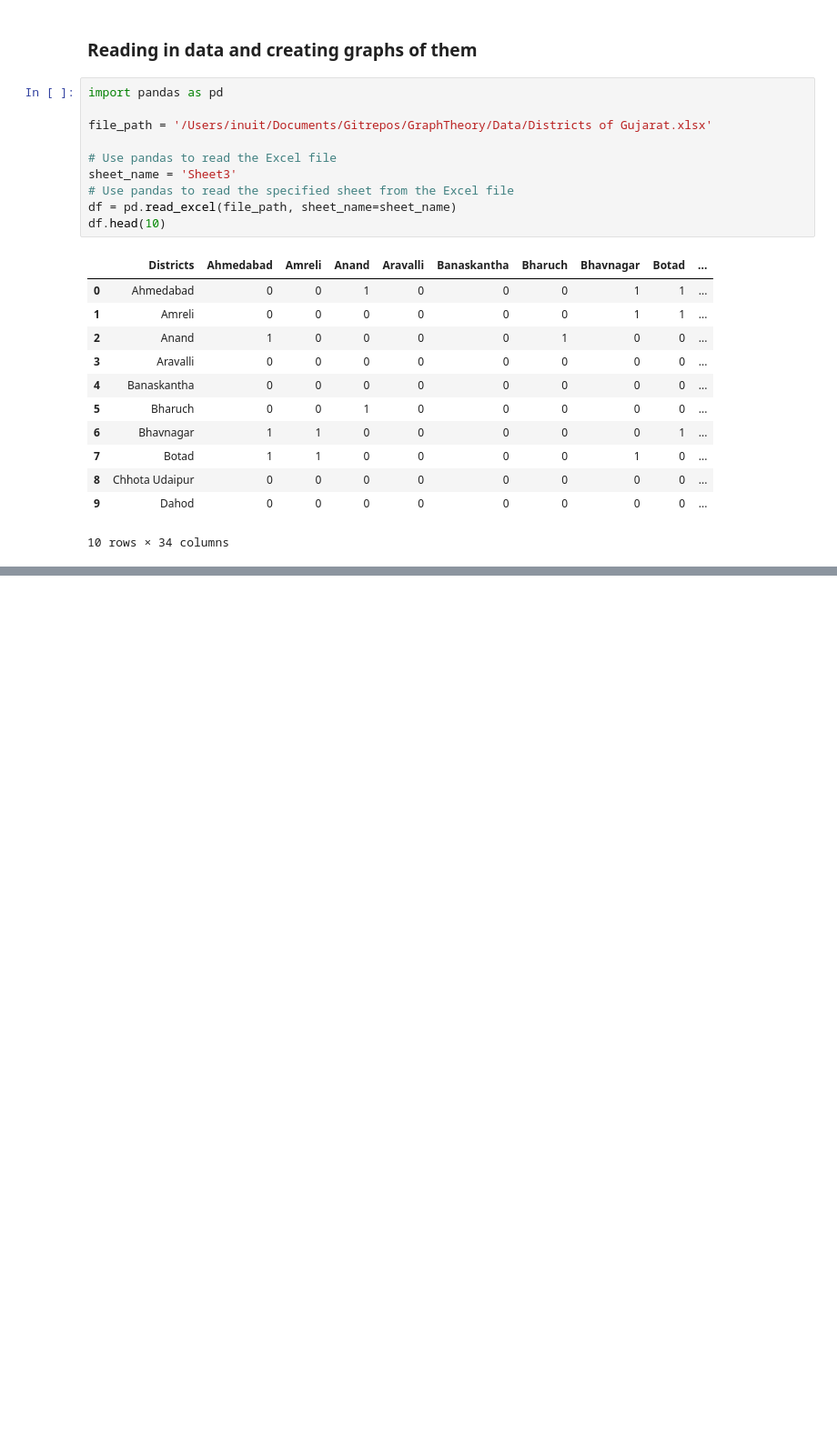
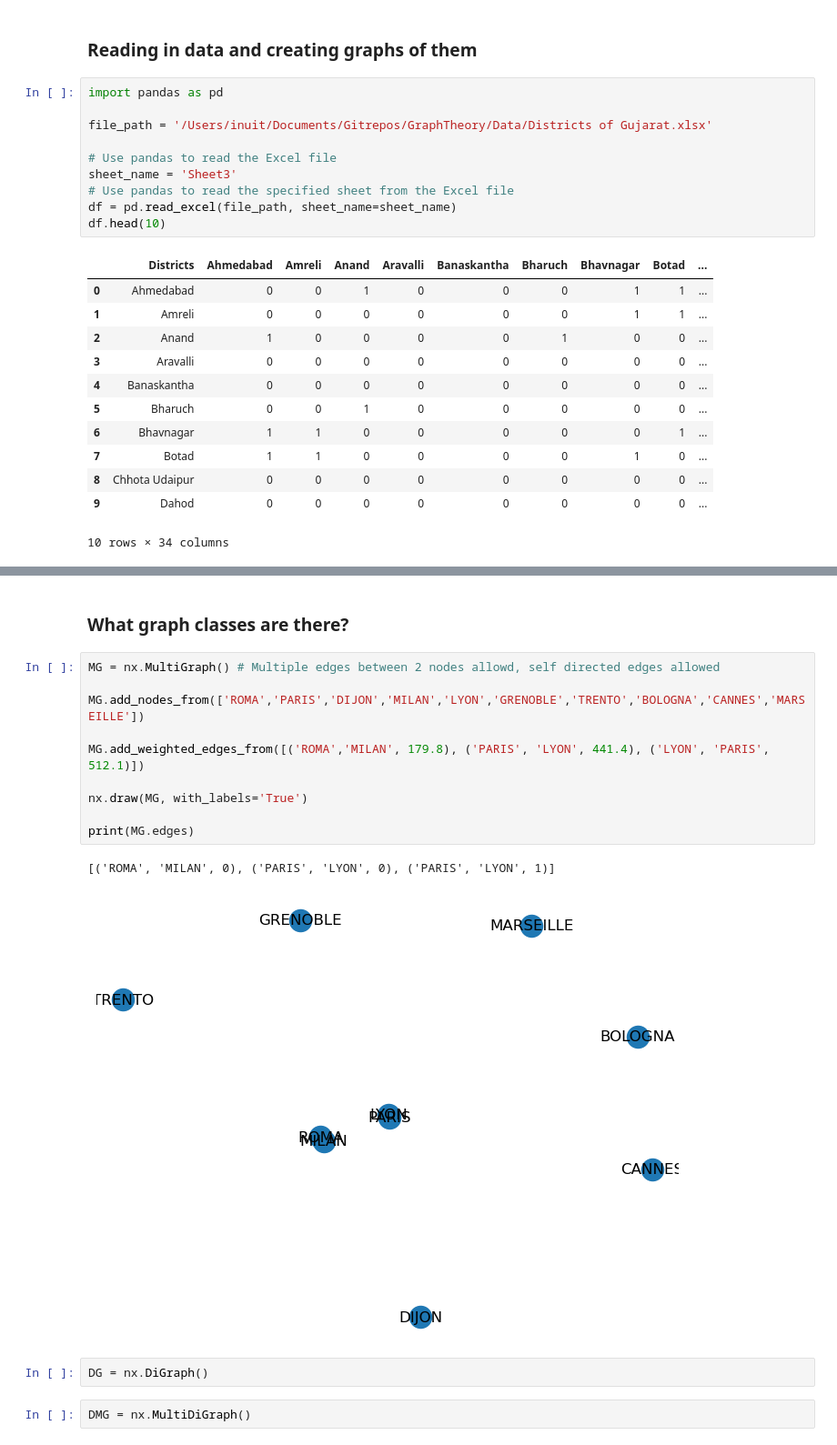
Before and after one commit to ubuti/One-Piece-Map, a Jupyter notebook: TheLibrary/FirstSession.ipynb, the cells around one changed output, grey strips where cells are left out. Shown at 91% size. Cells and saved outputs as stored; diff of their text form; blank space fills up the shorter version.

```diff
--- a/TheLibrary/FirstSession.ipynb
+++ b/TheLibrary/FirstSession.ipynb
@@ -148,0 +193,19 @@ G3.adj['Tapi'], G3.degree['Tapi']
+# %% [markdown]
+### What graph classes are there?
+# %%
+MG = nx.MultiGraph() # Multiple edges between 2 nodes allowd, self directed edges allowed
+
+MG.add_nodes_from(['ROMA','PARIS','DIJON','MILAN','LYON','GRENOBLE','TRENTO','BOLOGNA','CANNES','MARSEILLE'])
+
+MG.add_weighted_edges_from([('ROMA','MILAN', 179.8), ('PARIS', 'LYON', 441.4), ('LYON', 'PARIS', 512.1)])
+
+nx.draw(MG, with_labels='True')
+
+print(MG.edges)
+# %% [output]
+[('ROMA', 'MILAN', 0), ('PARIS', 'LYON', 0), ('PARIS', 'LYON', 1)]
+[figure, added]
+# %%
+DG = nx.DiGraph()
+# %%
+DMG = nx.MultiDiGraph()
```
Also changed, not shown: parts of 23 cells of this notebook, 2 other files.
